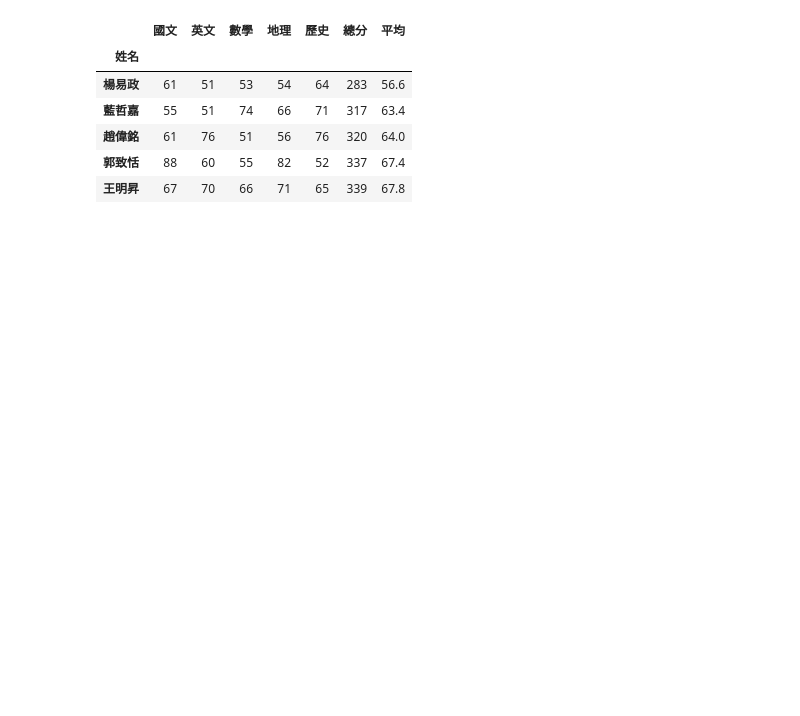
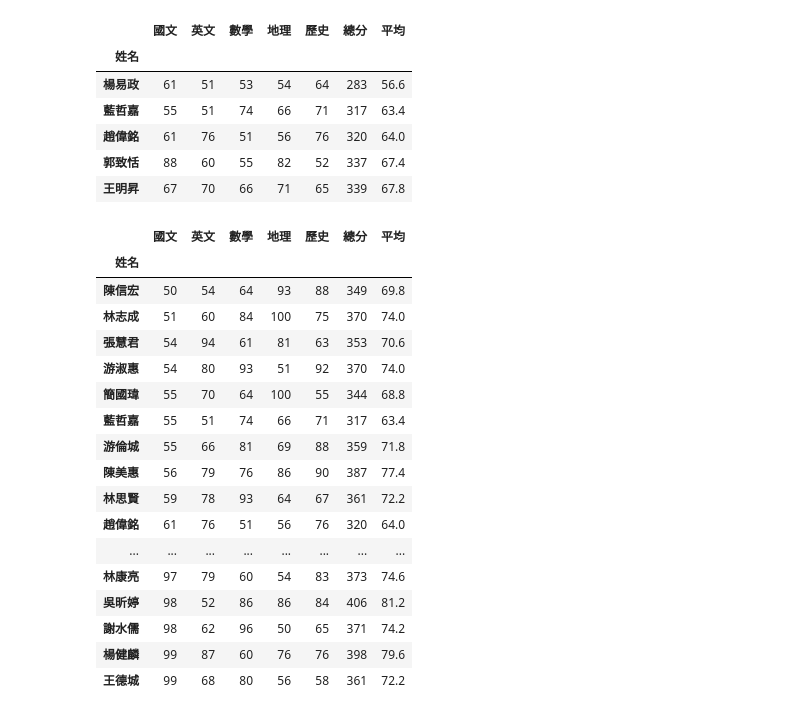
Before and after one commit to Jdstrange/_08_23_1_3_, a Jupyter notebook: Lesson 17_1.ipynb, the cells around one changed output. Cells and saved outputs as stored; diff of their text form; code cells hidden in the pictures; blank space fills up the shorter version.

```diff
--- a/Lesson 17_1.ipynb
+++ b/Lesson 17_1.ipynb
@@ -102,3 +137,24 @@ dataFrame2.sort_values(by='總分').iloc[:5]
 | 趙偉銘 | 61 | 76 | 51 | 56 | 76 | 320 | 64.0 |
 | 郭致恬 | 88 | 60 | 55 | 82 | 52 | 337 | 67.4 |
 | 王明昇 | 67 | 70 | 66 | 71 | 65 | 339 | 67.8 |
+# %%
+dataFrame2.sort_values(by=['國文','數學'])
+# %% [output]
+|  | 國文 | 英文 | 數學 | 地理 | 歷史 | 總分 | 平均 |
+| 姓名 |  |  |  |  |  |  |  |
+| 陳信宏 | 50 | 54 | 64 | 93 | 88 | 349 | 69.8 |
+| 林志成 | 51 | 60 | 84 | 100 | 75 | 370 | 74.0 |
+| 張慧君 | 54 | 94 | 61 | 81 | 63 | 353 | 70.6 |
+| 游淑惠 | 54 | 80 | 93 | 51 | 92 | 370 | 74.0 |
+| 簡國瑋 | 55 | 70 | 64 | 100 | 55 | 344 | 68.8 |
+| 藍哲嘉 | 55 | 51 | 74 | 66 | 71 | 317 | 63.4 |
+| 游倫城 | 55 | 66 | 81 | 69 | 88 | 359 | 71.8 |
+| 陳美惠 | 56 | 79 | 76 | 86 | 90 | 387 | 77.4 |
+| 林思賢 | 59 | 78 | 93 | 64 | 67 | 361 | 72.2 |
+| 趙偉銘 | 61 | 76 | 51 | 56 | 76 | 320 | 64.0 |
+| ... | ... | ... | ... | ... | ... | ... | ... |
+| 林康亮 | 97 | 79 | 60 | 54 | 83 | 373 | 74.6 |
+| 吳昕婷 | 98 | 52 | 86 | 86 | 84 | 406 | 81.2 |
+| 謝水儒 | 98 | 62 | 96 | 50 | 65 | 371 | 74.2 |
+| 楊健麟 | 99 | 87 | 60 | 76 | 76 | 398 | 79.6 |
+| 王德城 | 99 | 68 | 80 | 56 | 58 | 361 | 72.2 |
```
Also changed, not shown: parts of 8 cells of this notebook.
